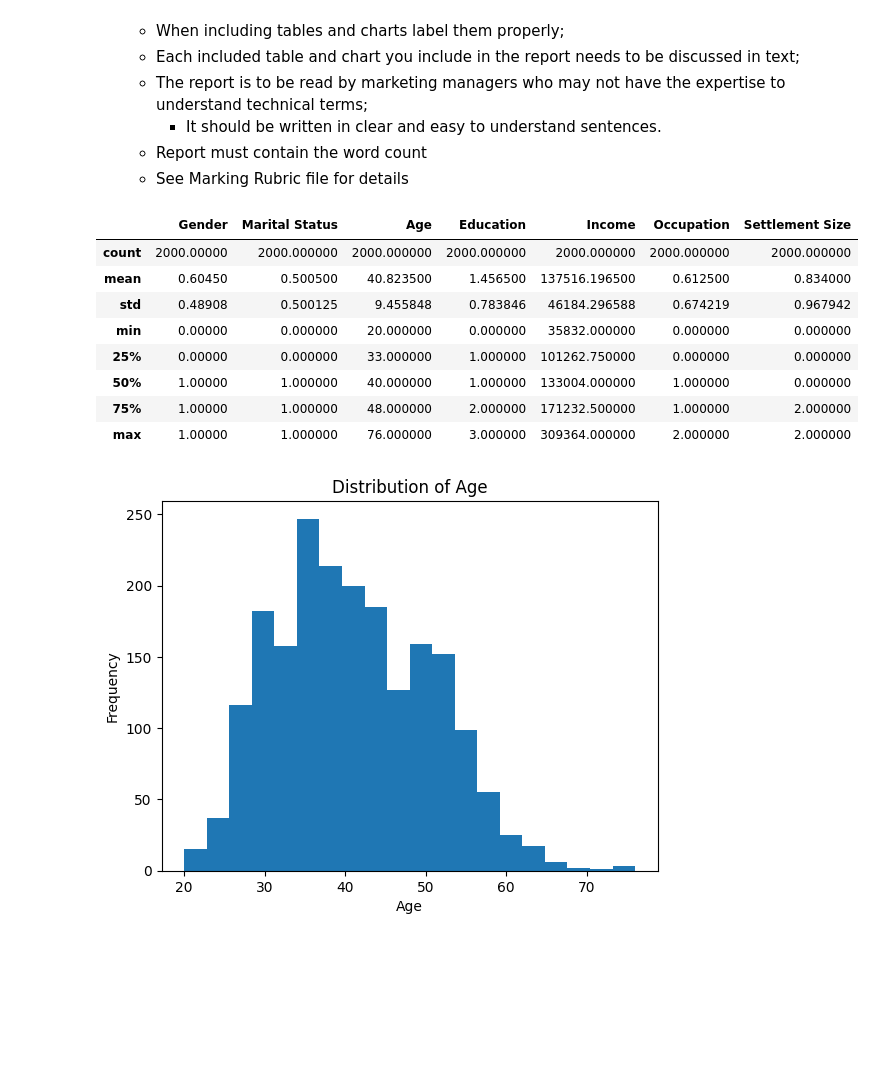
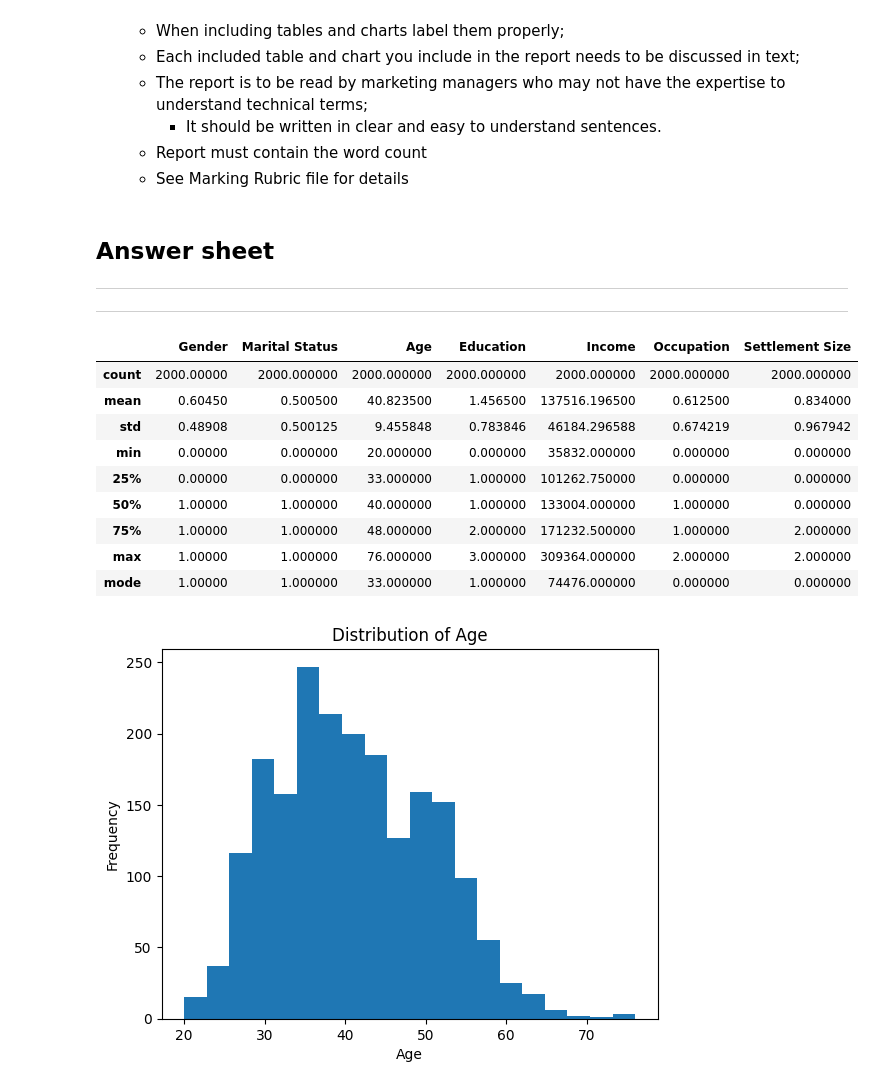
Before and after one commit to Aydza/BUSA8001, a Jupyter notebook: Assessment/Assignment2-S2-2024/BUSA8001_Assignment2/BUSA8001_Assignment2.ipynb, the cells around one changed output. Saved outputs shown, nothing was run; the diff lists cells and outputs as text; code cells hidden in the pictures; blank space fills up the shorter version.

```diff
--- a/Assessment/Assignment2-S2-2024/BUSA8001_Assignment2/BUSA8001_Assignment2.ipynb
+++ b/Assessment/Assignment2-S2-2024/BUSA8001_Assignment2/BUSA8001_Assignment2.ipynb
@@ -60,6 +57,10 @@ You will need to submit two files:
         - It should be written in clear and easy to understand sentences.
     - Report must contain the word count
     - See Marking Rubric file for details
+# %% [markdown]
+## Answer sheet
+---
+---
 # %%
 #data input
 import pandas as pd #import pandas lib
@@ -72,16 +71,19 @@ df_legend=pd.read_csv('D:/Macquarie/Term 2-2024/BUSA 8001 Applied Predictive Ana
 # %%
 #Performing EDA analysis
-df_segment.describe()
+summary=df_segment.describe(include='all')
+summary.loc['mode'] = df_segment.mode().iloc[0]
+summary
 # %% [output]
 |  | Gender | Marital Status | Age | Education | Income | Occupation | Settlement Size |
 | count | 2000.00000 | 2000.000000 | 2000.000000 | 2000.000000 | 2000.000000 | 2000.000000 | 2000.000000 |
 | mean | 0.60450 | 0.500500 | 40.823500 | 1.456500 | 137516.196500 | 0.612500 | 0.834000 |
 | std | 0.48908 | 0.500125 | 9.455848 | 0.783846 | 46184.296588 | 0.674219 | 0.967942 |
 | min | 0.00000 | 0.000000 | 20.000000 | 0.000000 | 35832.000000 | 0.000000 | 0.000000 |
 | 25% | 0.00000 | 0.000000 | 33.000000 | 1.000000 | 101262.750000 | 0.000000 | 0.000000 |
 | 50% | 1.00000 | 1.000000 | 40.000000 | 1.000000 | 133004.000000 | 1.000000 | 0.000000 |
 | 75% | 1.00000 | 1.000000 | 48.000000 | 2.000000 | 171232.500000 | 1.000000 | 2.000000 |
 | max | 1.00000 | 1.000000 | 76.000000 | 3.000000 | 309364.000000 | 2.000000 | 2.000000 |
+| mode | 1.00000 | 1.000000 | 33.000000 | 1.000000 | 74476.000000 | 0.000000 | 0.000000 |
 # %%
 #histogram for age
 import numpy as np
```
Also changed, not shown: parts of 5 cells of this notebook, 2 other files.
